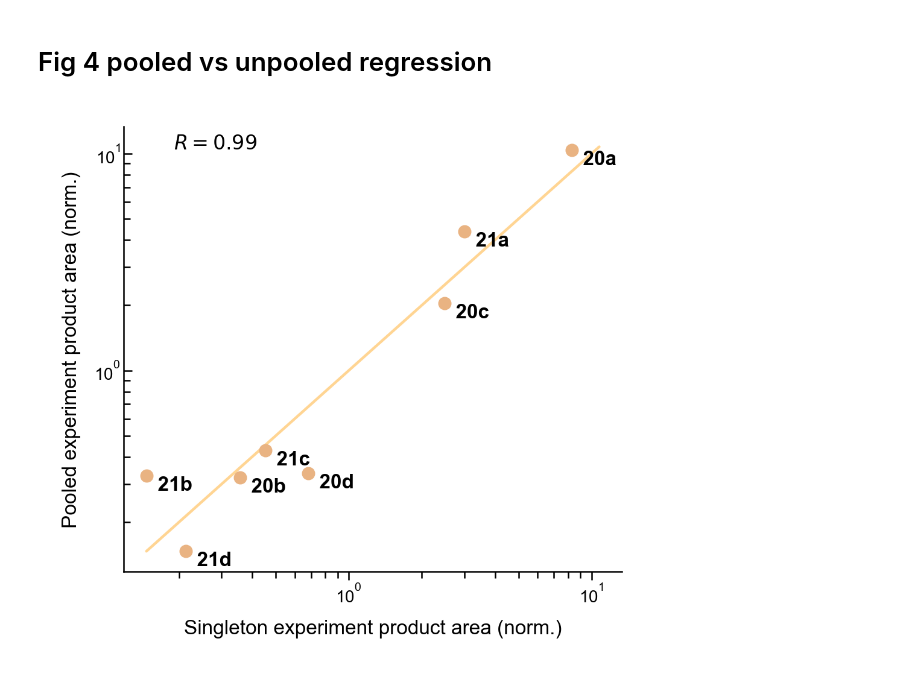
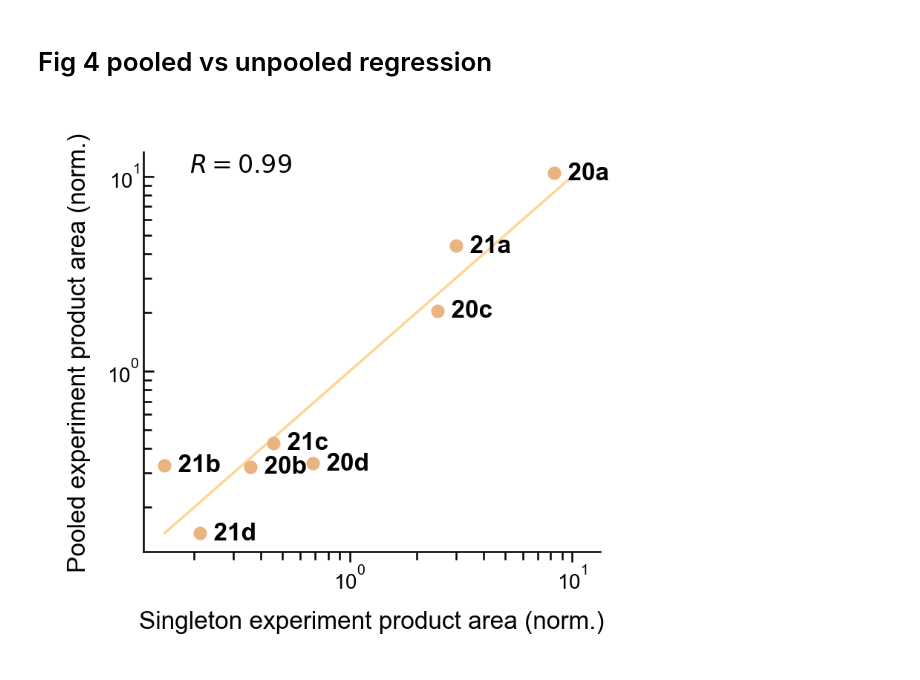
Before and after one commit to hxu129/ms-pred-original, a Jupyter notebook: notebooks/iceberg_2025_arxiv/iceberg_pooled_cn_coupling.ipynb, the cells around one changed output. Saved outputs shown, nothing was run; the diff lists cells and outputs as text; code cells hidden in the pictures.

```diff
--- a/notebooks/iceberg_2025_arxiv/iceberg_pooled_cn_coupling.ipynb
+++ b/notebooks/iceberg_2025_arxiv/iceberg_pooled_cn_coupling.ipynb
@@ -16,7 +16,7 @@ set_style()
 # Please download mzml data and change the path
 mzml_path = Path('/home/datashare/msms_data/ullman_nitro_and_iodo_20250411')
 
-results_folder = Path("../results/figs_iceberg/weave_acc/")
+results_folder = Path("../../results/figs_iceberg/")
 
 results_folder.mkdir(exist_ok=True, parents=True)
 # %% [markdown]
@@ -338,9 +338,8 @@ fig.savefig(
 # %%
 import numpy as np
 import matplotlib.pyplot as plt
-from scipy.stats import t
 
-fig = plt.figure(figsize=(2.5, 2.3), dpi=400)
+fig = plt.figure(figsize=(2., 1.8), dpi=400)
 
 # Provided data
 labels = ['20a', '20c', '20d', '20b', '21a', '21b', '21d', '21c']
@@ -377,36 +376,36 @@ pearson_r = np.corrcoef(individual_areas, pooled_areas)[0, 1]
 # PLOTTING (displayed on log scale)
 ###############################################################################
 # Plot the data points
-plt.scatter(individual_areas, pooled_areas, color='#E9B382', zorder=3, s=10)
+plt.scatter(individual_areas, pooled_areas, color='#E9B382', zorder=3, s=6)
 
 # Set log scale for both axes
 plt.xscale('log')
 plt.yscale('log')
 
 # Add labels for each point
 for x, y, lab in zip(individual_areas, pooled_areas, labels):
-    plt.text(x, y, f'  {lab}', verticalalignment='top', weight='bold')
+    plt.text(x, y, f'  {lab}', verticalalignment='center', weight='bold')
 
 # Plot the regression line with RMSE and Pearson's R in the legend
-plt.plot(x_vals, y_vals_norm, color='#FFD593', linewidth=0.8,
+plt.plot(x_vals, y_vals_norm, color='#FFD593', linewidth=0.6,
          label=f"Pearson's R = {pearson_r:.2f}")
 # RMSE = {rmse_norm:.4f},
 
 # Label the axes
 plt.xlabel('Singleton experiment product area (norm.)')
 plt.ylabel('Pooled experiment product area (norm.)')
 
 for spine in ['top', 'right']:
     plt.gca().spines[spine].set_visible(False)
 
 plt.text(0.1, 0.95, f'$R = {pearson_r:.2f}$', transform=plt.gca().transAxes, horizontalalignment='left')
 # \n$y = e^{{ {slope_norm:.3f} \cdot \\log x}}$
 
 plt.tight_layout()
 plt.show()
 
 fig.savefig(
     results_folder / "pooled_vs_individual.pdf", bbox_inches="tight", transparent=True
 )
 # %% [output]
-[figure, old version]
+[figure, new version]
```
